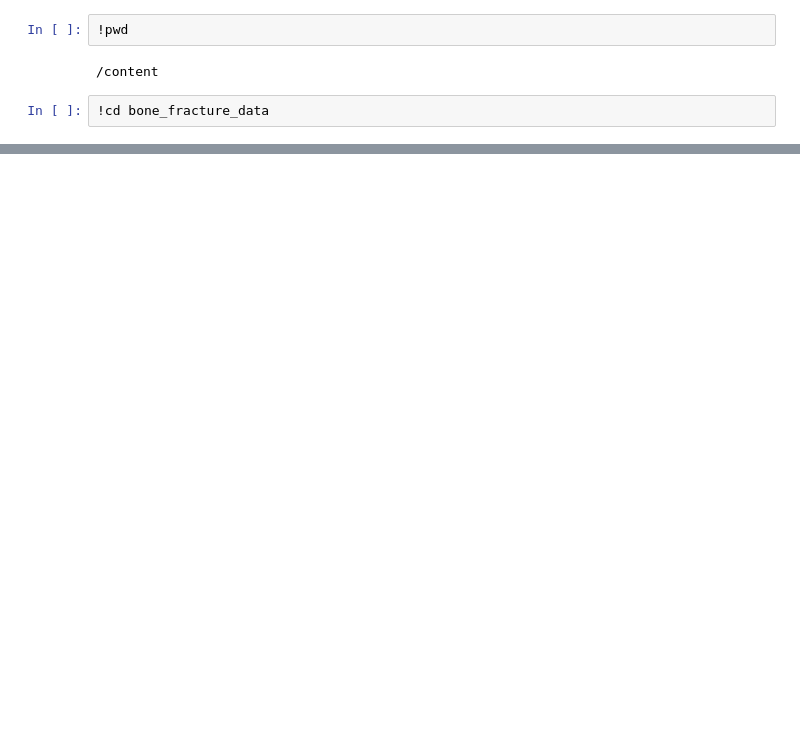
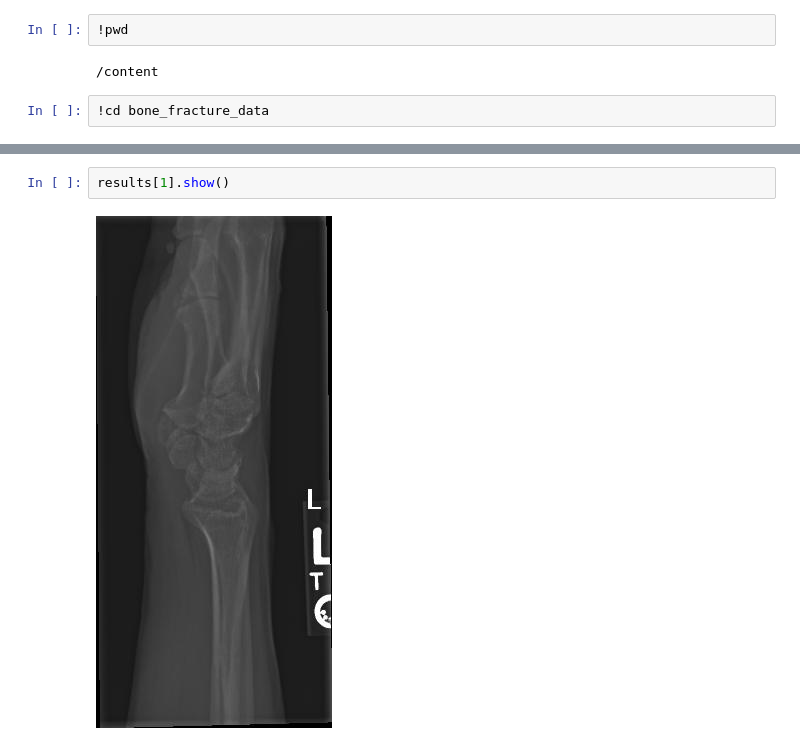
Before and after one commit to aristocrat71/Bone.ai, a Jupyter notebook: models/Locator.ipynb, the cells around one changed output, grey strips where cells are left out. Drawn from its saved outputs; the diff is of its cells as text; blank space fills up the shorter version.

```diff
--- a/models/Locator.ipynb
+++ b/models/Locator.ipynb
@@ -49,0 +202,4 @@ bone_fracture_data  bone-fracture-detection-computer-vision-project.zip  drive
+# %%
+results[1].show()
+# %% [output]
+[figure, added]
```
Also changed, not shown: parts of 9 cells of this notebook.
